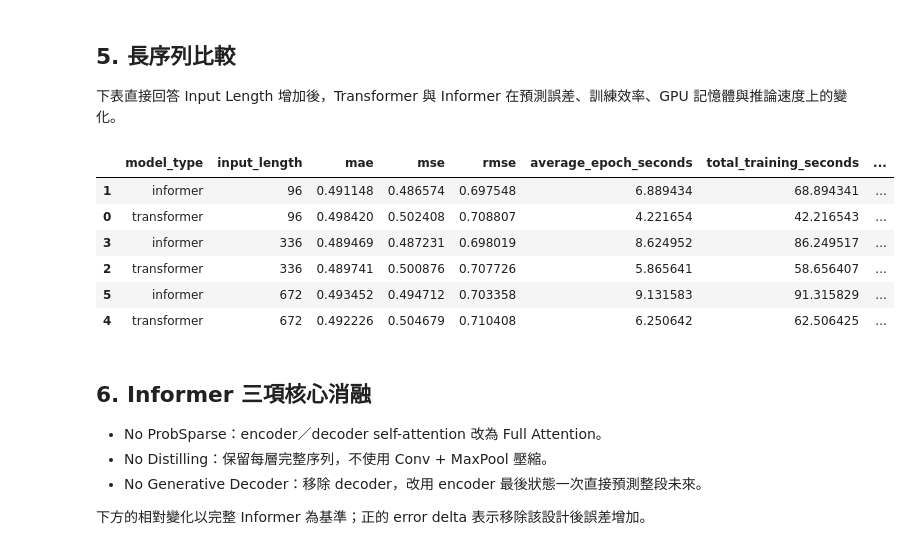
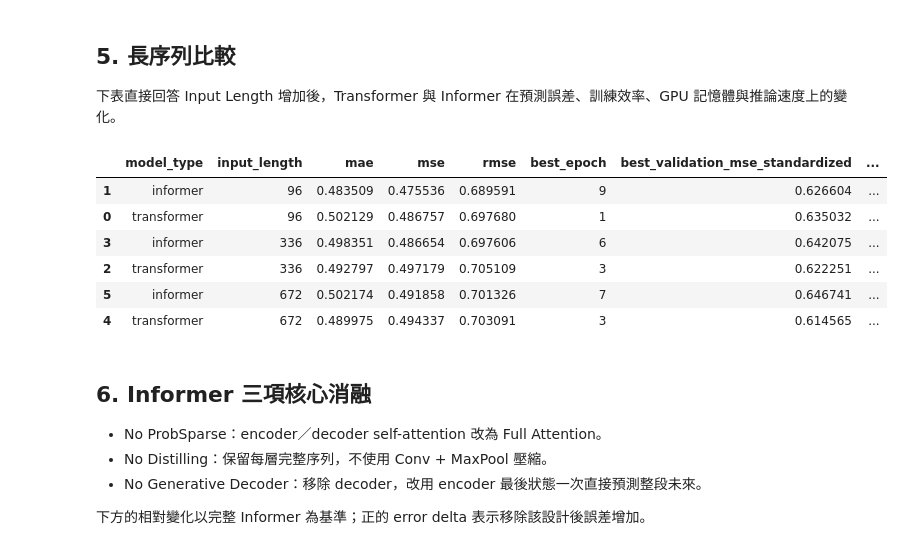
Before and after one commit to jay099123/Informer_vs._Transformer, a Jupyter notebook: Informer_Transformer.ipynb, the cells around one changed output. Drawn from its saved outputs; the diff is of its cells as text; code cells hidden in the pictures.

```diff
--- a/Informer_Transformer.ipynb
+++ b/Informer_Transformer.ipynb
@@ -86,6 +88,12 @@ QUICK_MODE = False
 SEED = 42
 EPOCHS = 10 if not QUICK_MODE else 1
 BATCH_SIZE = 32 if not QUICK_MODE else 8
+LEARNING_RATE = 1e-4
+USE_LR_SCHEDULER = True
+LR_SCHEDULER_FACTOR = 0.5
+LR_SCHEDULER_PATIENCE = 2
+LR_SCHEDULER_THRESHOLD = 1e-4
+MIN_LEARNING_RATE = 1e-6
 OUTPUT_DIR = PROJECT_DIR / "outputs"
 OUTPUT_DIR.mkdir(parents=True, exist_ok=True)
 
@@ -181,7 +193,12 @@ options = ExperimentOptions(
     output_dir=OUTPUT_DIR,
     epochs=EPOCHS,
     batch_size=BATCH_SIZE,
-    learning_rate=1e-4,
+    learning_rate=LEARNING_RATE,
+    use_lr_scheduler=USE_LR_SCHEDULER,
+    lr_scheduler_factor=LR_SCHEDULER_FACTOR,
+    lr_scheduler_patience=LR_SCHEDULER_PATIENCE,
+    lr_scheduler_threshold=LR_SCHEDULER_THRESHOLD,
+    min_learning_rate=MIN_LEARNING_RATE,
     weight_decay=1e-5,
     stride=4,
     seed=SEED,
@@ -246,20 +264,22 @@ Loaded checkpoint: /home/server-05/jay/Informer/outputs/checkpoints/transformer_
 # %%
 main_results = results_frame[
     results_frame["name"].str.match(r"^(transformer|informer)_L")
 ].sort_values(["input_length", "model_type"])
 display(main_results[[
     "model_type", "input_length", "mae", "mse", "rmse",
+    "best_epoch", "best_validation_mse_standardized",
+    "initial_learning_rate", "final_learning_rate",
     "average_epoch_seconds", "total_training_seconds",
     "peak_gpu_memory_mb", "inference_ms_per_sample", "parameters"
 ]])
 # %% [output]
-|  | model_type | input_length | mae | mse | rmse | average_epoch_seconds | total_training_seconds | ... |
-| 1 | informer | 96 | 0.491148 | 0.486574 | 0.697548 | 6.889434 | 68.894341 | ... |
-| 0 | transformer | 96 | 0.498420 | 0.502408 | 0.708807 | 4.221654 | 42.216543 | ... |
-| 3 | informer | 336 | 0.489469 | 0.487231 | 0.698019 | 8.624952 | 86.249517 | ... |
-| 2 | transformer | 336 | 0.489741 | 0.500876 | 0.707726 | 5.865641 | 58.656407 | ... |
-| 5 | informer | 672 | 0.493452 | 0.494712 | 0.703358 | 9.131583 | 91.315829 | ... |
-| 4 | transformer | 672 | 0.492226 | 0.504679 | 0.710408 | 6.250642 | 62.506425 | ... |
+|  | model_type | input_length | mae | mse | rmse | best_epoch | best_validation_mse_standardized | ... |
+| 1 | informer | 96 | 0.483509 | 0.475536 | 0.689591 | 9 | 0.626604 | ... |
+| 0 | transformer | 96 | 0.502129 | 0.486757 | 0.697680 | 1 | 0.635032 | ... |
+| 3 | informer | 336 | 0.498351 | 0.486654 | 0.697606 | 6 | 0.642075 | ... |
+| 2 | transformer | 336 | 0.492797 | 0.497179 | 0.705109 | 3 | 0.622251 | ... |
+| 5 | informer | 672 | 0.502174 | 0.491858 | 0.701326 | 7 | 0.646741 | ... |
+| 4 | transformer | 672 | 0.489975 | 0.494337 | 0.703091 | 3 | 0.614565 | ... |
 # %% [markdown]
 ## 6. Informer 三項核心消融
 
```
Also changed, not shown: parts of 5 cells of this notebook, 6 other files.
